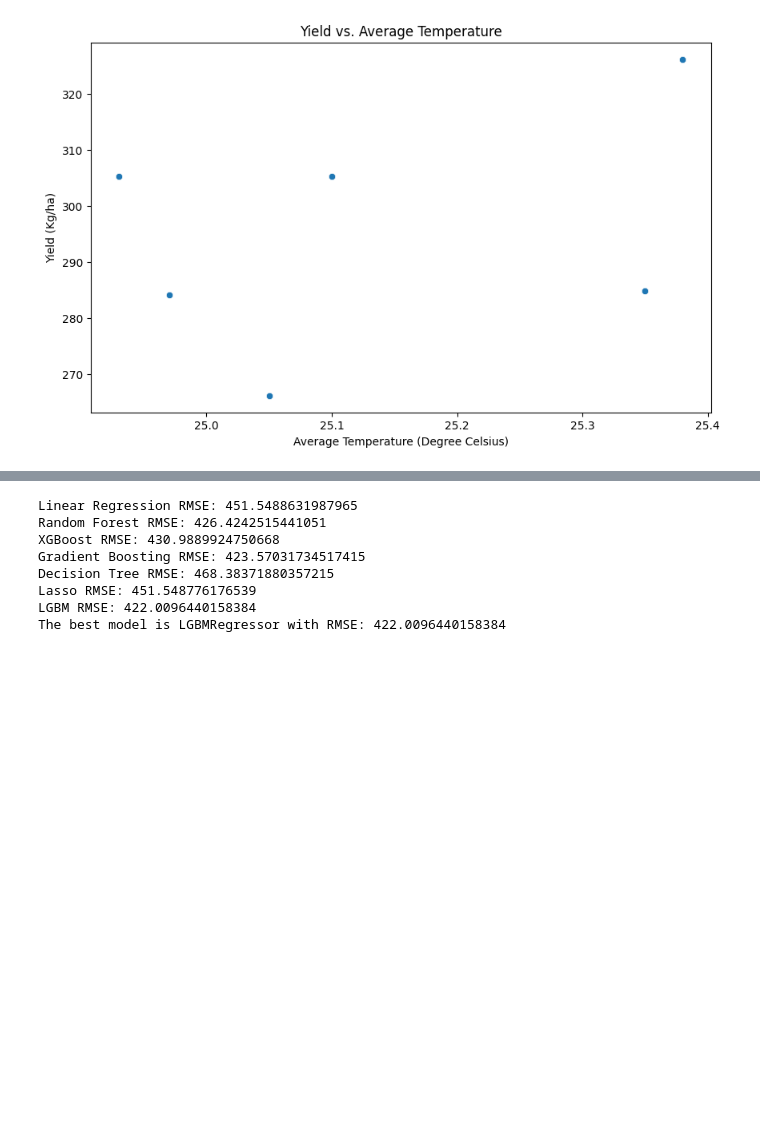
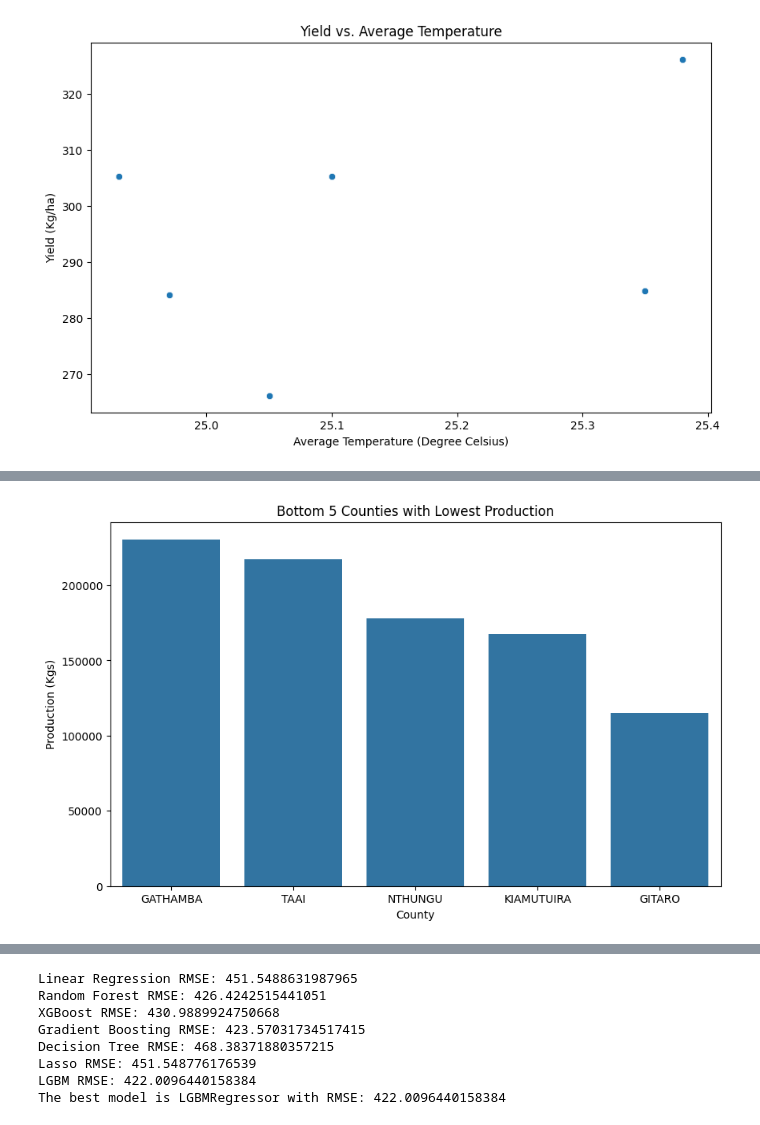
Before and after one commit to Temutev/coffee-prediction-in-kenya, a Jupyter notebook: coffee_project.ipynb, the cells around one changed output, grey strips where cells are left out. Saved outputs shown, nothing was run; the diff lists cells and outputs as text; code cells hidden in the pictures; blank space fills up the shorter version.

```diff
--- a/coffee_project.ipynb
+++ b/coffee_project.ipynb
@@ -141,0 +155,12 @@ plt.show()
+# %%
+bottom_5_counties = coffee_data.groupby("COUNTY")["PRODUCTION (Kgs)"].sum().sort_values(ascending=False).tail(5)
+
+#plot using seaborn
+plt.figure(figsize=(10, 6))
+sns.barplot(x=bottom_5_counties.index, y=bottom_5_counties.values)
+plt.title("Bottom 5 Counties with Lowest Production")
+plt.xlabel("County")
+plt.ylabel("Production (Kgs)")
+plt.show()
+# %% [output]
+[figure, added]
```
Also changed, not shown: parts of 7 cells of this notebook, 1 other file.
